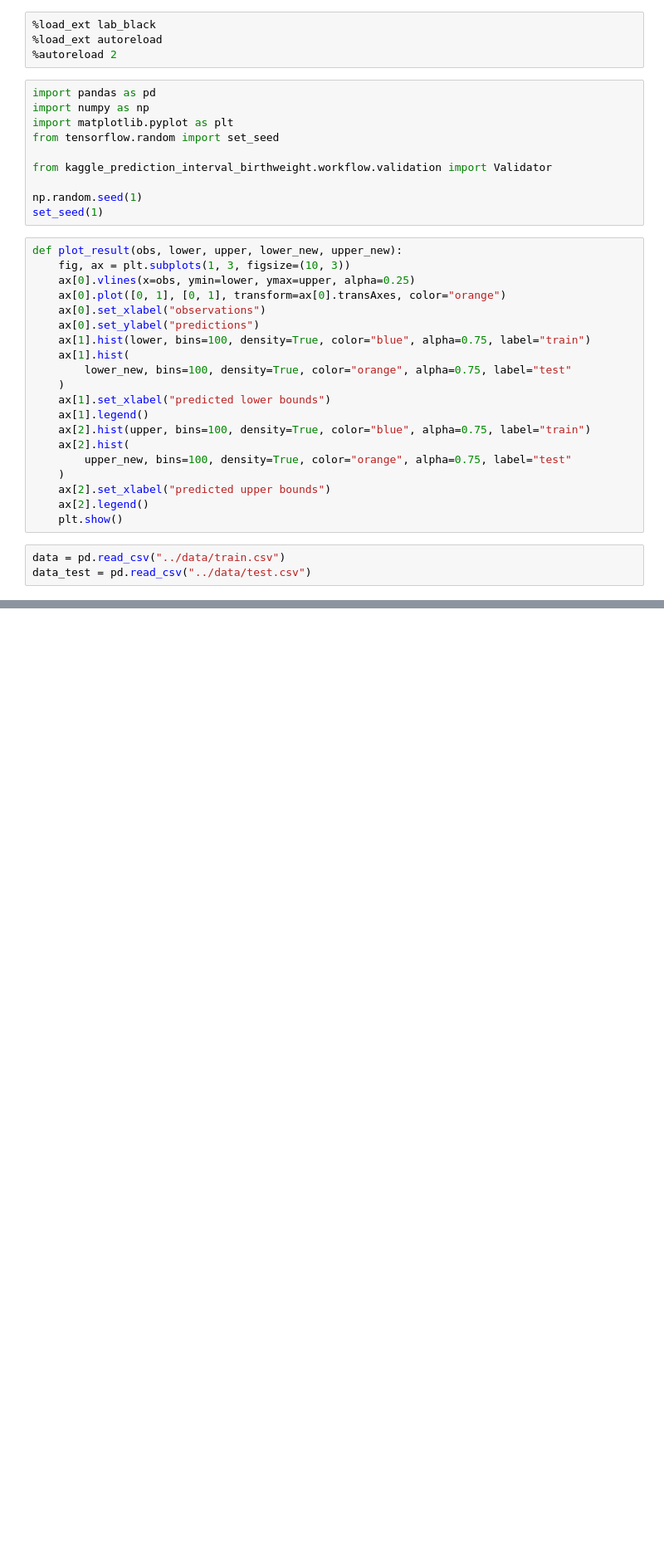
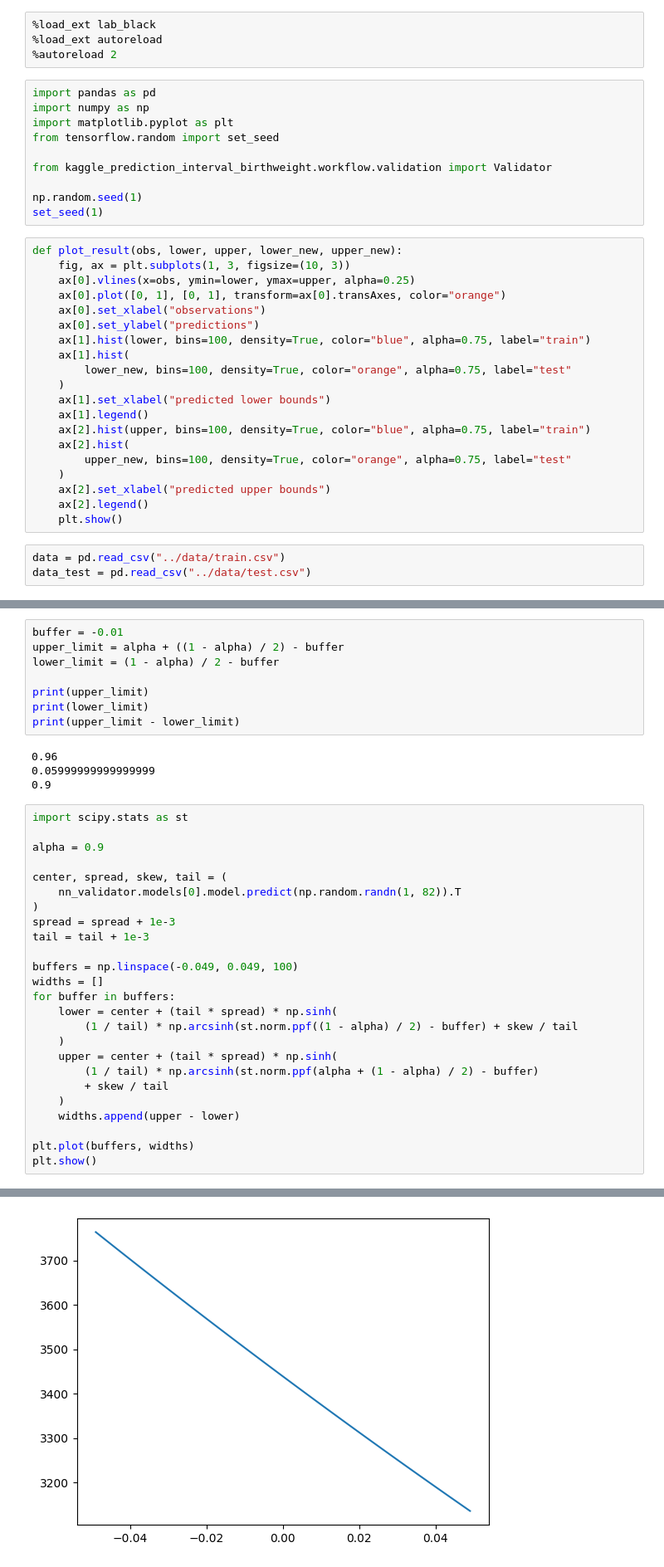
Before and after one commit to hrmerrill/kaggle-prediction-interval-birthweight, a Jupyter notebook: notebooks/testing.ipynb, the cells around one changed output, grey strips where cells are left out. Shown: that part at 83% size. Saved outputs shown, nothing was run; the diff lists cells and outputs as text; blank space fills up the shorter version.

```diff
--- a/notebooks/testing.ipynb
+++ b/notebooks/testing.ipynb
@@ -51,0 +52,38 @@ NOIS is 1863.4 and coverage is 91.3%.
+# %%
+buffer = -0.01
+upper_limit = alpha + ((1 - alpha) / 2) - buffer
+lower_limit = (1 - alpha) / 2 - buffer
+
+print(upper_limit)
+print(lower_limit)
+print(upper_limit - lower_limit)
+# %% [output]
+0.96
+0.05999999999999999
+0.9
+# %%
+import scipy.stats as st
+
+alpha = 0.9
+
+center, spread, skew, tail = (
+    nn_validator.models[0].model.predict(np.random.randn(1, 82)).T
+)
+spread = spread + 1e-3
+tail = tail + 1e-3
+
+buffers = np.linspace(-0.049, 0.049, 100)
+widths = []
+for buffer in buffers:
+    lower = center + (tail * spread) * np.sinh(
+        (1 / tail) * np.arcsinh(st.norm.ppf((1 - alpha) / 2) - buffer) + skew / tail
+    )
+    upper = center + (tail * spread) * np.sinh(
+        (1 / tail) * np.arcsinh(st.norm.ppf(alpha + (1 - alpha) / 2) - buffer)
+        + skew / tail
+    )
+    widths.append(upper - lower)
+
+plt.plot(buffers, widths)
+plt.show()
+# %% [output]
@@ -51,0 +91 @@ NOIS is 1863.4 and coverage is 91.3%.
+[figure, added]
```
Also changed, not shown: parts of 7 cells of this notebook, 4 other files.
